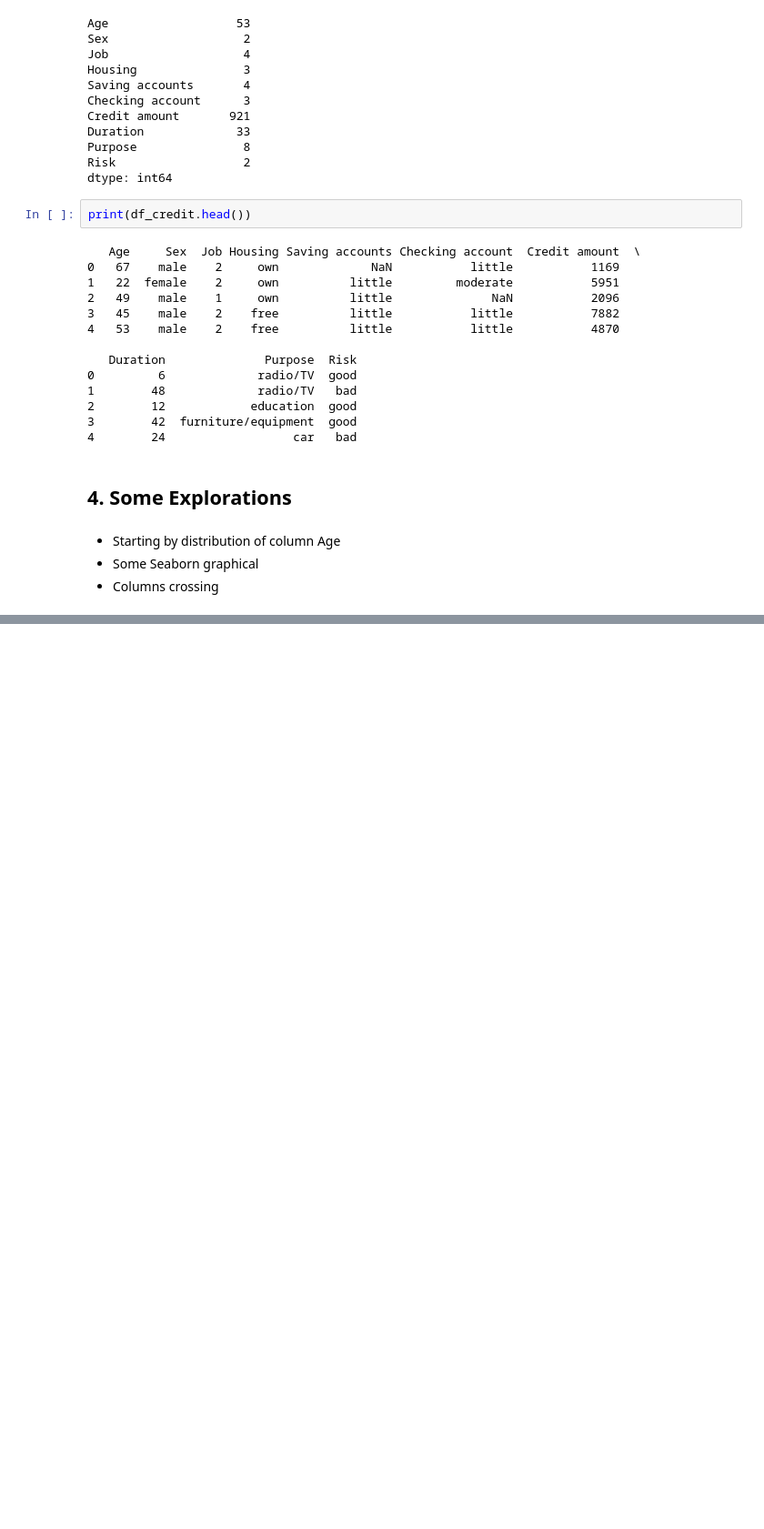
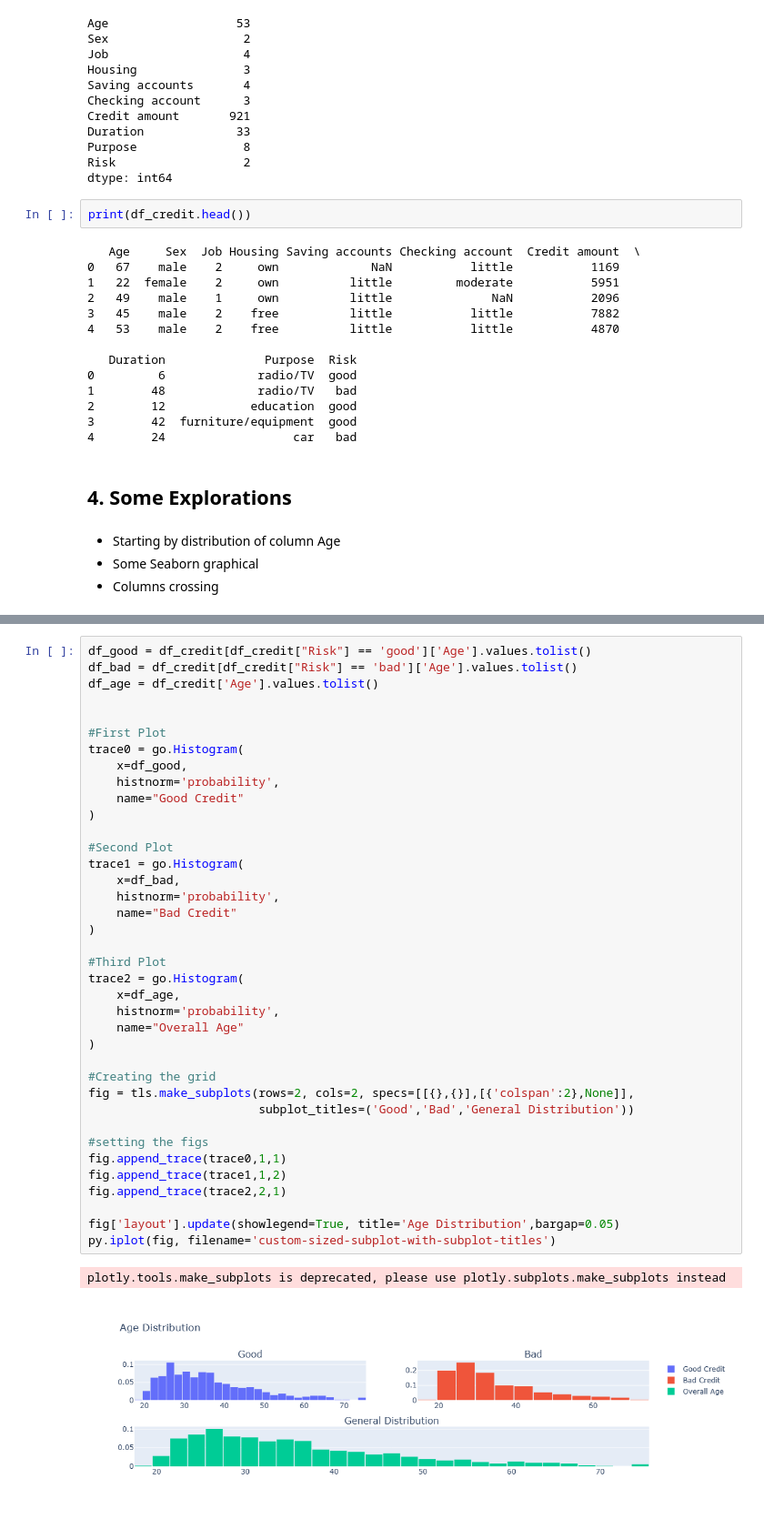
Before and after one commit to alisterjan/CreditRiskModel, a Jupyter notebook: main.ipynb, the cells around one changed output, grey strips where cells are left out. Shown: that part at 91% size. Cells and saved outputs as stored; diff of their text form; blank space fills up the shorter version.

```diff
--- a/main.ipynb
+++ b/main.ipynb
@@ -79,0 +121,41 @@ print(df_credit.head())
+# %%
+df_good = df_credit[df_credit["Risk"] == 'good']['Age'].values.tolist()
+df_bad = df_credit[df_credit["Risk"] == 'bad']['Age'].values.tolist()
+df_age = df_credit['Age'].values.tolist()
+
+
+#First Plot
+trace0 = go.Histogram(
+    x=df_good,
+    histnorm='probability',
+    name="Good Credit"
+)
+
+#Second Plot
+trace1 = go.Histogram(
+    x=df_bad,
+    histnorm='probability',
+    name="Bad Credit"
+)
+
+#Third Plot
+trace2 = go.Histogram(
+    x=df_age,
+    histnorm='probability',
+    name="Overall Age"
+)
+
+#Creating the grid
+fig = tls.make_subplots(rows=2, cols=2, specs=[[{},{}],[{'colspan':2},None]],
+                        subplot_titles=('Good','Bad','General Distribution'))
+
+#setting the figs
+fig.append_trace(trace0,1,1)
+fig.append_trace(trace1,1,2)
+fig.append_trace(trace2,2,1)
+
+fig['layout'].update(showlegend=True, title='Age Distribution',bargap=0.05)
+py.iplot(fig, filename='custom-sized-subplot-with-subplot-titles')
+# %% [output]
+plotly.tools.make_subplots is deprecated, please use plotly.subplots.make_subplots instead
+[figure, added]
```
Also changed, not shown: parts of 2 cells of this notebook.
